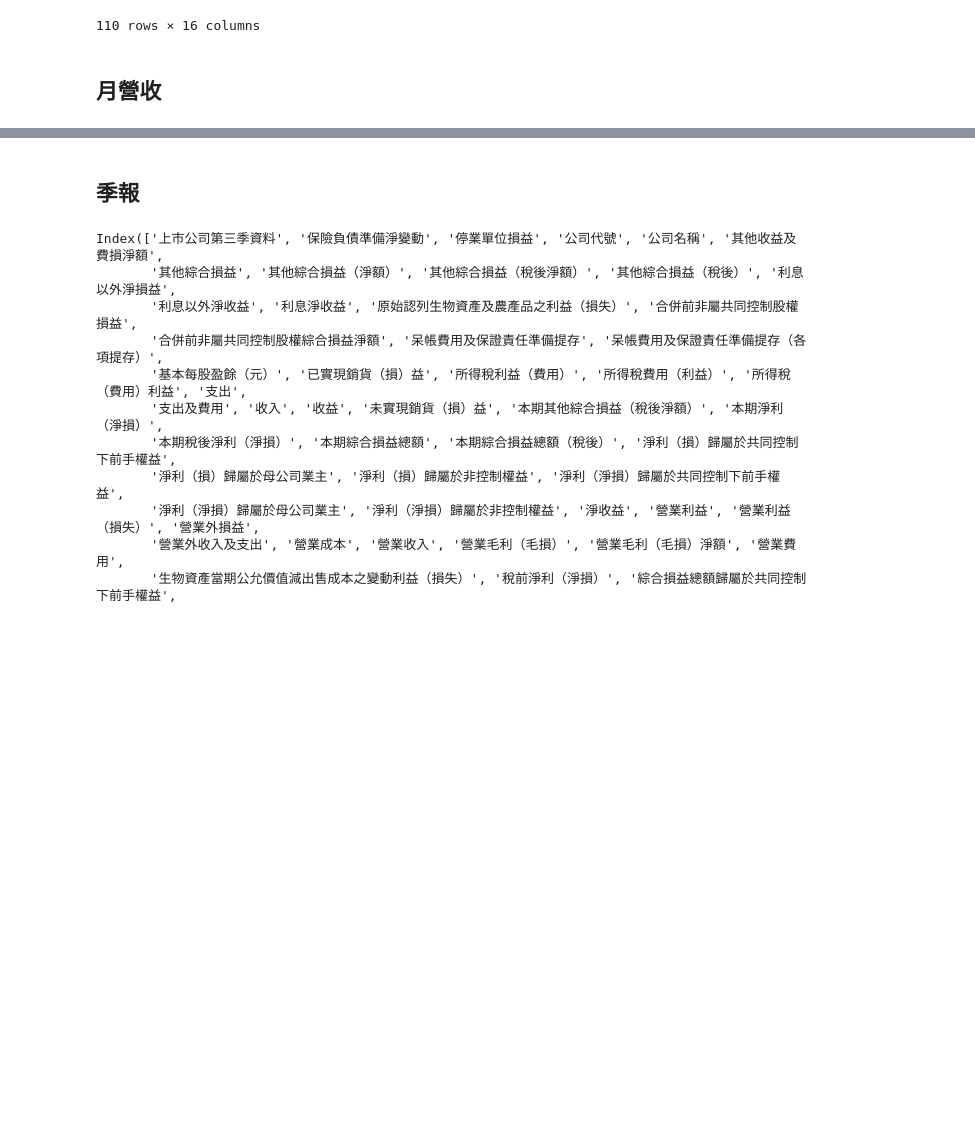
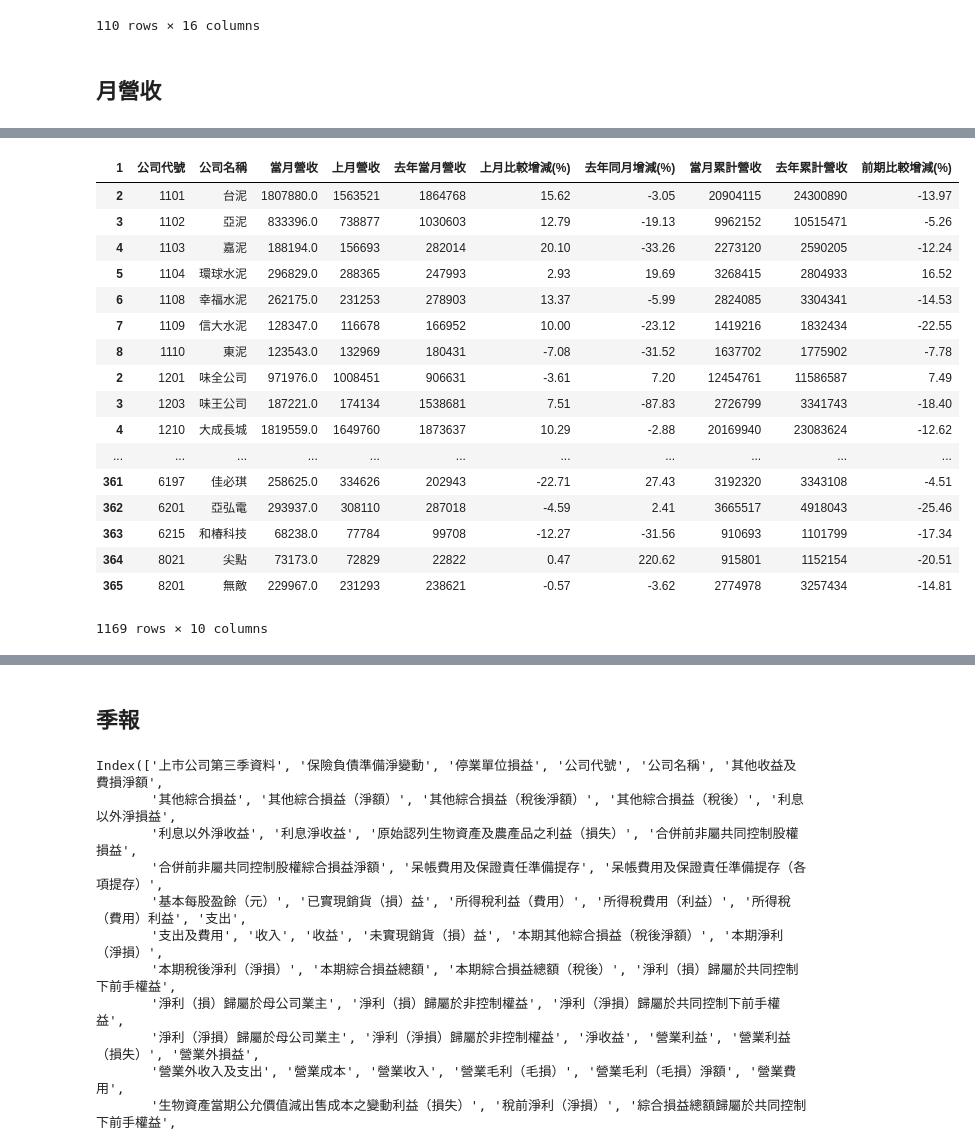
Before and after one commit to ihongChen/StockLab, a Jupyter notebook: twse_analysis.ipynb, the cells around one changed output, grey strips where cells are left out. Cells and saved outputs as stored; diff of their text form; code cells hidden in the pictures; blank space fills up the shorter version.

```diff
--- a/twse_analysis.ipynb
+++ b/twse_analysis.ipynb
@@ -103,0 +343,21 @@ df_monthly_10.head()
+# %%
+monthly_report(2009,12,typeK='sii') ## 2009 otc之前沒有資料
+# %% [output]
+| 1 | 公司代號 | 公司名稱 | 當月營收 | 上月營收 | 去年當月營收 | 上月比較增減(%) | 去年同月增減(%) | 當月累計營收 | 去年累計營收 | 前期比較增減(%) |
+| 2 | 1101 | 台泥 | 1807880.0 | 1563521 | 1864768 | 15.62 | -3.05 | 20904115 | 24300890 | -13.97 |
+| 3 | 1102 | 亞泥 | 833396.0 | 738877 | 1030603 | 12.79 | -19.13 | 9962152 | 10515471 | -5.26 |
+| 4 | 1103 | 嘉泥 | 188194.0 | 156693 | 282014 | 20.10 | -33.26 | 2273120 | 2590205 | -12.24 |
+| 5 | 1104 | 環球水泥 | 296829.0 | 288365 | 247993 | 2.93 | 19.69 | 3268415 | 2804933 | 16.52 |
+| 6 | 1108 | 幸福水泥 | 262175.0 | 231253 | 278903 | 13.37 | -5.99 | 2824085 | 3304341 | -14.53 |
+| 7 | 1109 | 信大水泥 | 128347.0 | 116678 | 166952 | 10.00 | -23.12 | 1419216 | 1832434 | -22.55 |
+| 8 | 1110 | 東泥 | 123543.0 | 132969 | 180431 | -7.08 | -31.52 | 1637702 | 1775902 | -7.78 |
+| 2 | 1201 | 味全公司 | 971976.0 | 1008451 | 906631 | -3.61 | 7.20 | 12454761 | 11586587 | 7.49 |
+| 3 | 1203 | 味王公司 | 187221.0 | 174134 | 1538681 | 7.51 | -87.83 | 2726799 | 3341743 | -18.40 |
+| 4 | 1210 | 大成長城 | 1819559.0 | 1649760 | 1873637 | 10.29 | -2.88 | 20169940 | 23083624 | -12.62 |
+| ... | ... | ... | ... | ... | ... | ... | ... | ... | ... | ... |
+| 361 | 6197 | 佳必琪 | 258625.0 | 334626 | 202943 | -22.71 | 27.43 | 3192320 | 3343108 | -4.51 |
+| 362 | 6201 | 亞弘電 | 293937.0 | 308110 | 287018 | -4.59 | 2.41 | 3665517 | 4918043 | -25.46 |
+| 363 | 6215 | 和椿科技 | 68238.0 | 77784 | 99708 | -12.27 | -31.56 | 910693 | 1101799 | -17.34 |
+| 364 | 8021 | 尖點 | 73173.0 | 72829 | 22822 | 0.47 | 220.62 | 915801 | 1152154 | -20.51 |
+| 365 | 8201 | 無敵 | 229967.0 | 231293 | 238621 | -0.57 | -3.62 | 2774978 | 3257434 | -14.81 |
+1169 rows × 10 columns
```
Also changed, not shown: parts of 33 cells of this notebook, 2 other files.
